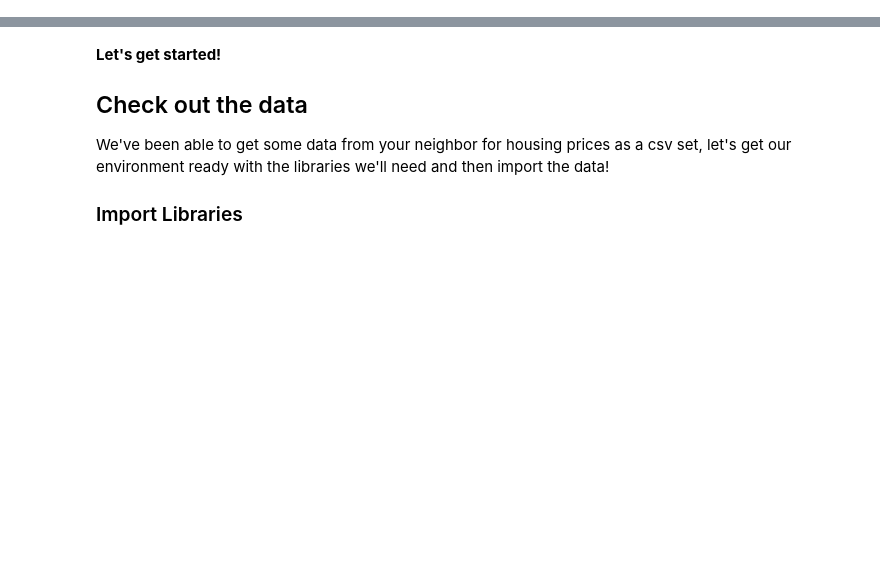
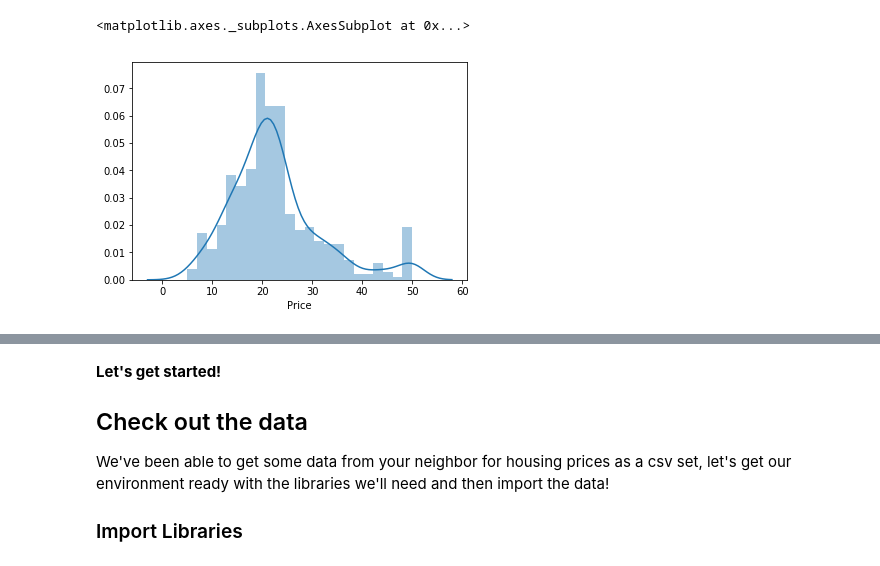
Before and after one commit to Pierrorobis/PythonDataSciencesLearnings, a Jupyter notebook: Jupyter/Machine Learning Sections/Linear-Regression/Linear Regression with Python.ipynb, the cells around one changed output, grey strips where cells are left out. Drawn from its saved outputs; the diff is of its cells as text; code cells hidden in the pictures; blank space fills up the shorter version.

```diff
--- a/Jupyter/Machine Learning Sections/Linear-Regression/Linear Regression with Python.ipynb
+++ b/Jupyter/Machine Learning Sections/Linear-Regression/Linear Regression with Python.ipynb
@@ -0,0 +114,5 @@
+# %%
+sns.distplot(df['Price'])
+# %% [output]
+<matplotlib.axes._subplots.AxesSubplot at 0x...>
+[figure, added]
```
Also changed, not shown: parts of 15 cells of this notebook, 1 other file.
